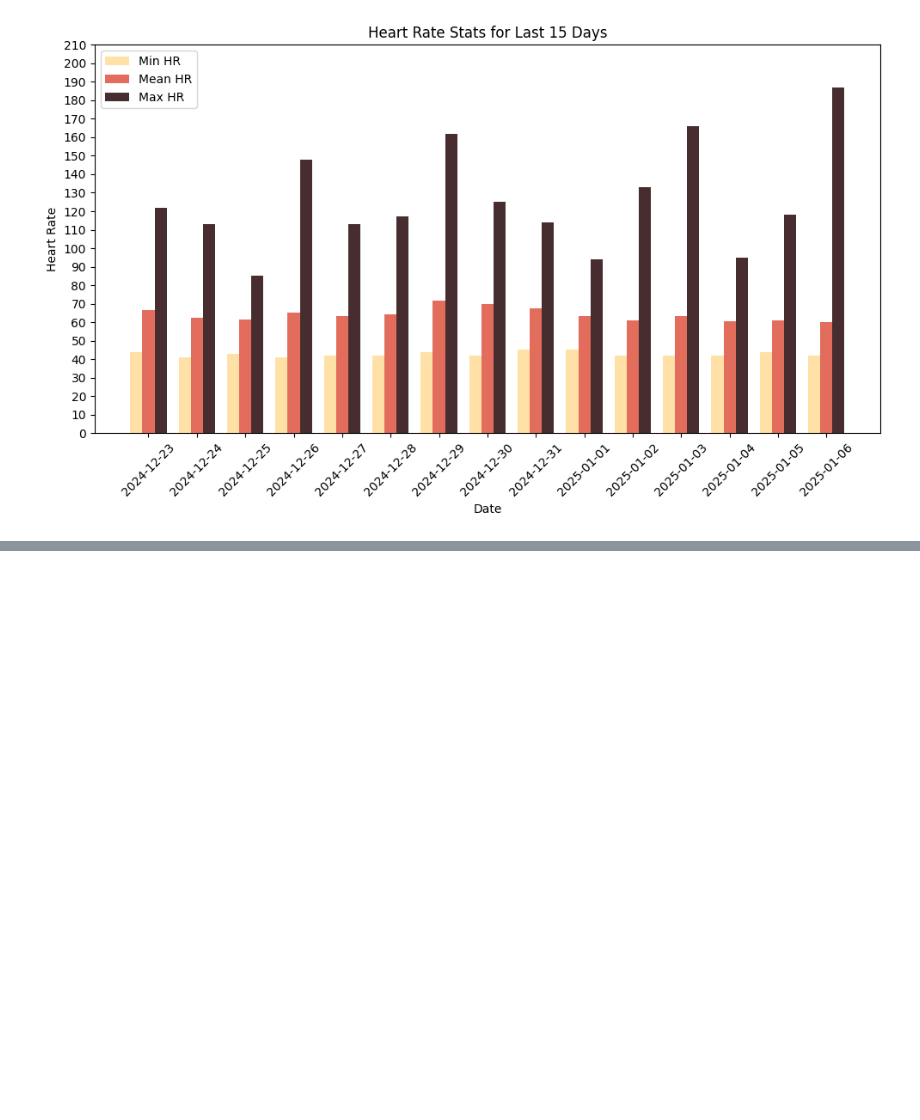
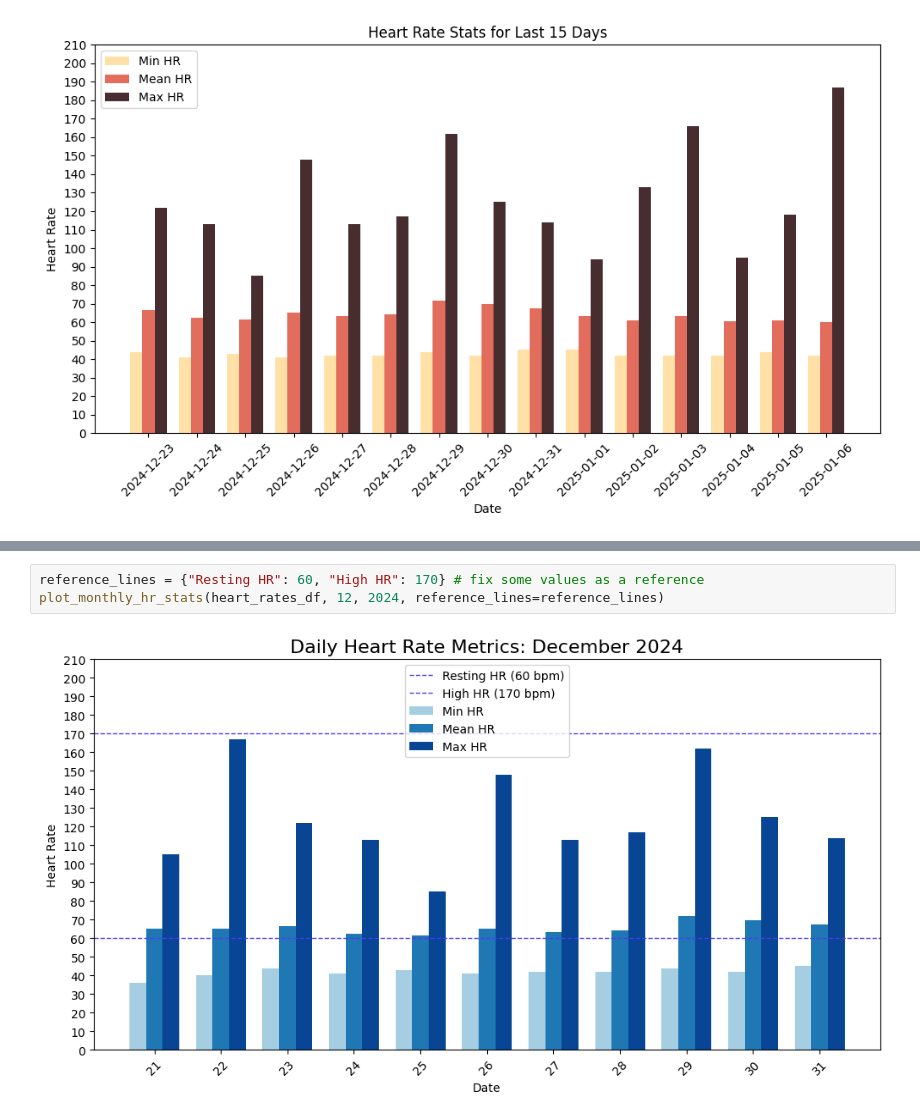
Before and after one commit to valecase4/GarminHealthInsights, a Jupyter notebook: main.ipynb, the cells around one changed output, grey strips where cells are left out. Saved outputs shown, nothing was run; the diff lists cells and outputs as text; blank space fills up the shorter version.

Commit message:
Analyzed heart rates data on a daily basis based on month entered as an input. Seen the different scenarios for the months of December 2024 and January 2025.

```diff
--- a/main.ipynb
+++ b/main.ipynb
@@ -144,0 +209,5 @@ plot_hr_values(heart_rates_df, 15, show_minimum=True, show_average=True, show_ma
+# %%
+reference_lines = {"Resting HR": 60, "High HR": 170} # fix some values as a reference
+plot_monthly_hr_stats(heart_rates_df, 12, 2024, reference_lines=reference_lines)
+# %% [output]
+[figure, added]
```
Also changed, not shown: parts of 6 cells of this notebook.
